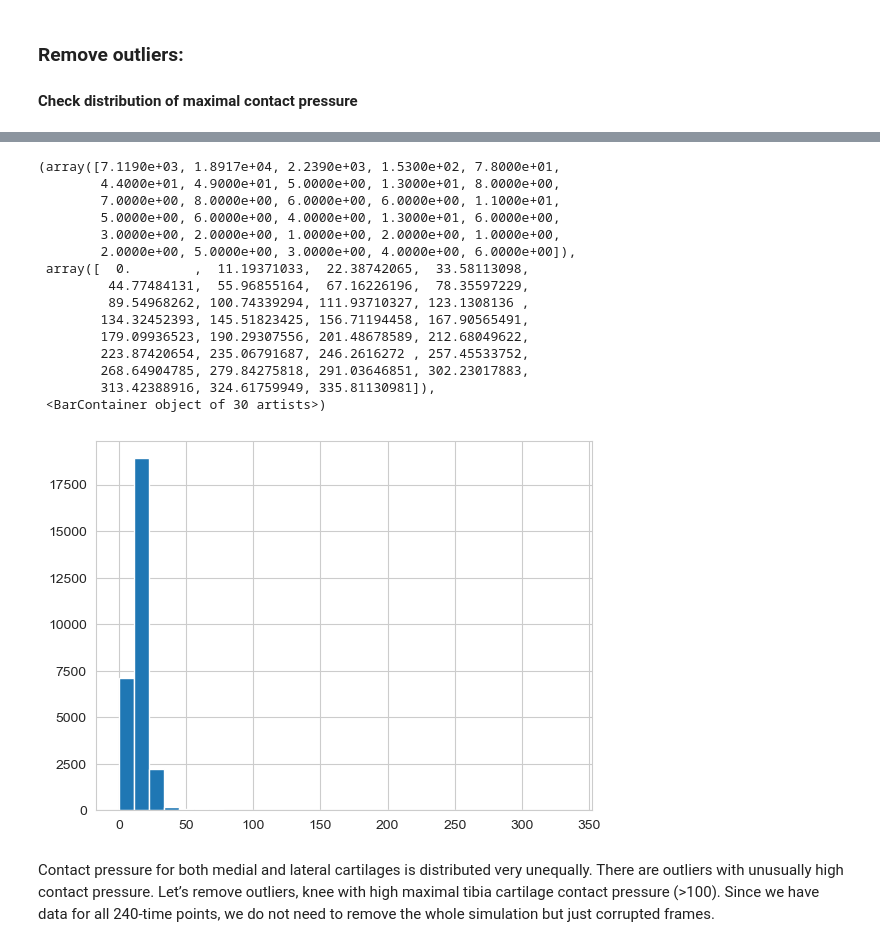
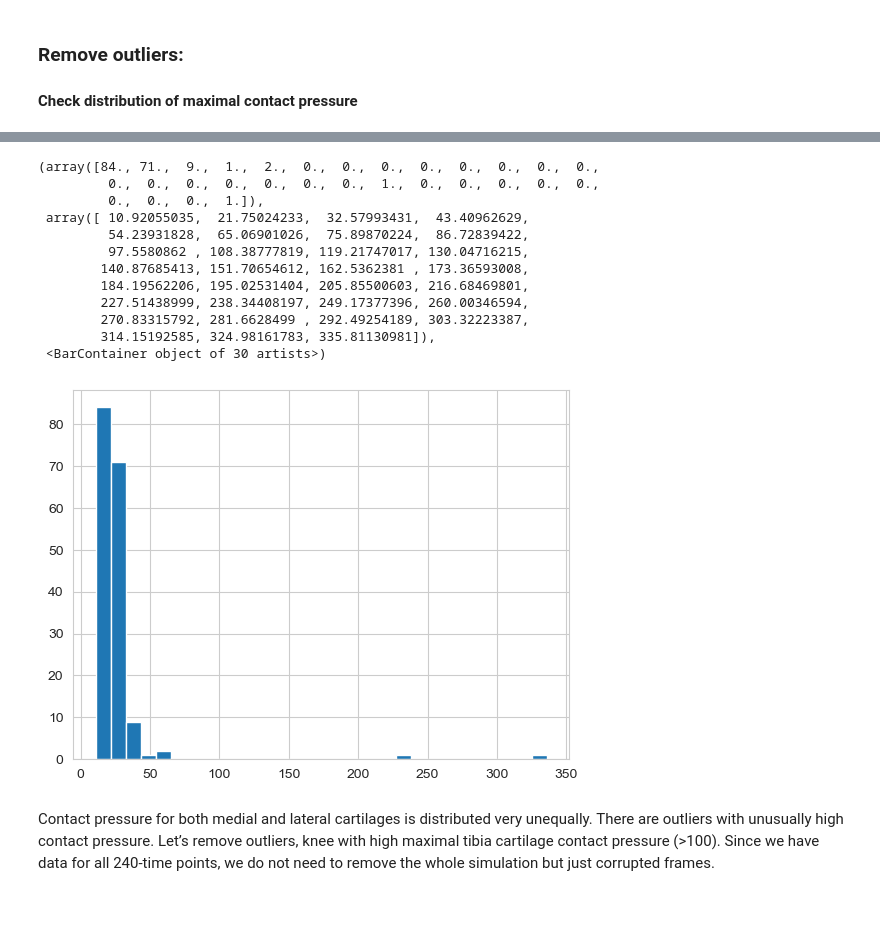
Before and after one commit to cs481-ekh/f22-ai-cbl, a Jupyter notebook: notebooks/data_transformation_and_feature_eval_set3.ipynb, the cells around one changed output, grey strips where cells are left out. Cells and saved outputs as stored; diff of their text form; code cells hidden in the pictures; blank space fills up the shorter version.

```diff
--- a/notebooks/data_transformation_and_feature_eval_set3.ipynb
+++ b/notebooks/data_transformation_and_feature_eval_set3.ipynb
@@ -110,19 +57,16 @@ plt.hist(train_dataset['Max_tib_med_contact_pressure'], bins = 30)
 # %%
-plt.hist(train_dataset['Max_tib_lat_contact_pressure'], bins = 30)
+plt.hist(result['lat_Max_all_frames'], bins = 30)
 # %% [output]
-(array([7.1190e+03, 1.8917e+04, 2.2390e+03, 1.5300e+02, 7.8000e+01,
-        4.4000e+01, 4.9000e+01, 5.0000e+00, 1.3000e+01, 8.0000e+00,
-        7.0000e+00, 8.0000e+00, 6.0000e+00, 6.0000e+00, 1.1000e+01,
-        5.0000e+00, 6.0000e+00, 4.0000e+00, 1.3000e+01, 6.0000e+00,
-        3.0000e+00, 2.0000e+00, 1.0000e+00, 2.0000e+00, 1.0000e+00,
-        2.0000e+00, 5.0000e+00, 3.0000e+00, 4.0000e+00, 6.0000e+00]),
- array([  0.        ,  11.19371033,  22.38742065,  33.58113098,
-         44.77484131,  55.96855164,  67.16226196,  78.35597229,
-         89.54968262, 100.74339294, 111.93710327, 123.1308136 ,
-        134.32452393, 145.51823425, 156.71194458, 167.90565491,
-        179.09936523, 190.29307556, 201.48678589, 212.68049622,
-        223.87420654, 235.06791687, 246.2616272 , 257.45533752,
-        268.64904785, 279.84275818, 291.03646851, 302.23017883,
-        313.42388916, 324.61759949, 335.81130981]),
+(array([84., 71.,  9.,  1.,  2.,  0.,  0.,  0.,  0.,  0.,  0.,  0.,  0.,
+         0.,  0.,  0.,  0.,  0.,  0.,  0.,  1.,  0.,  0.,  0.,  0.,  0.,
+         0.,  0.,  0.,  1.]),
+ array([ 10.92055035,  21.75024233,  32.57993431,  43.40962629,
+         54.23931828,  65.06901026,  75.89870224,  86.72839422,
+         97.5580862 , 108.38777819, 119.21747017, 130.04716215,
+        140.87685413, 151.70654612, 162.5362381 , 173.36593008,
+        184.19562206, 195.02531404, 205.85500603, 216.68469801,
+        227.51438999, 238.34408197, 249.17377396, 260.00346594,
+        270.83315792, 281.6628499 , 292.49254189, 303.32223387,
+        314.15192585, 324.98161783, 335.81130981]),
  <BarContainer object of 30 artists>)
-[figure, old version]
+[figure, new version]
```
Also changed, not shown: parts of 25 cells of this notebook, 3 other files.
